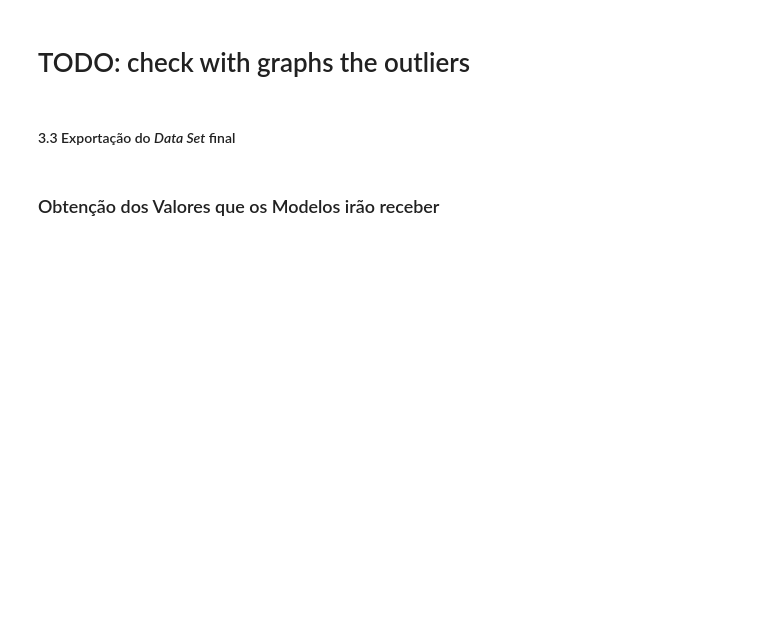
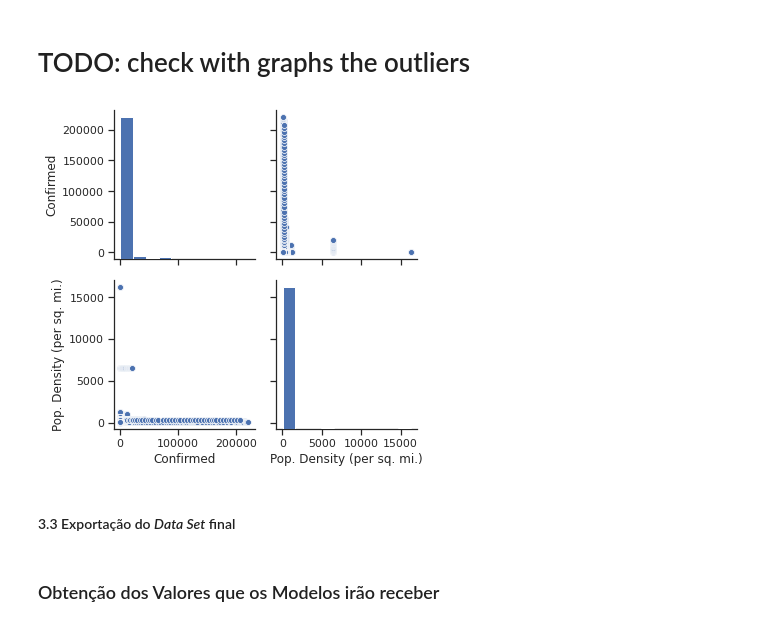
Before and after one commit to filipasenra/FEUP-IART-TP2, a Jupyter notebook: Temática 4A Aprendizagem Supervisionada_Regressão COVID-19.ipynb, the cells around one changed output. Cells and saved outputs as stored; diff of their text form; code cells hidden in the pictures; blank space fills up the shorter version.

Commit message:
Added graphs

```diff
--- a/Temática 4A Aprendizagem Supervisionada_Regressão COVID-19.ipynb
+++ b/Temática 4A Aprendizagem Supervisionada_Regressão COVID-19.ipynb
@@ -309,5 +336,11 @@ merged_inner.head()
 # %% [markdown]
 # TODO: check with graphs the outliers
+# %%
+import seaborn as sns; sns.set(style="ticks", color_codes=True)
+
+g = sns.pairplot(merged_inner, vars=["Confirmed", "Pop. Density (per sq. mi.)"])
+# %% [output]
+[figure, added]
 # %% [markdown]
 #### 3.3 Exportação do *Data Set* final
 # %%
```
Also changed, not shown: parts of 21 cells of this notebook, 1 other file.
